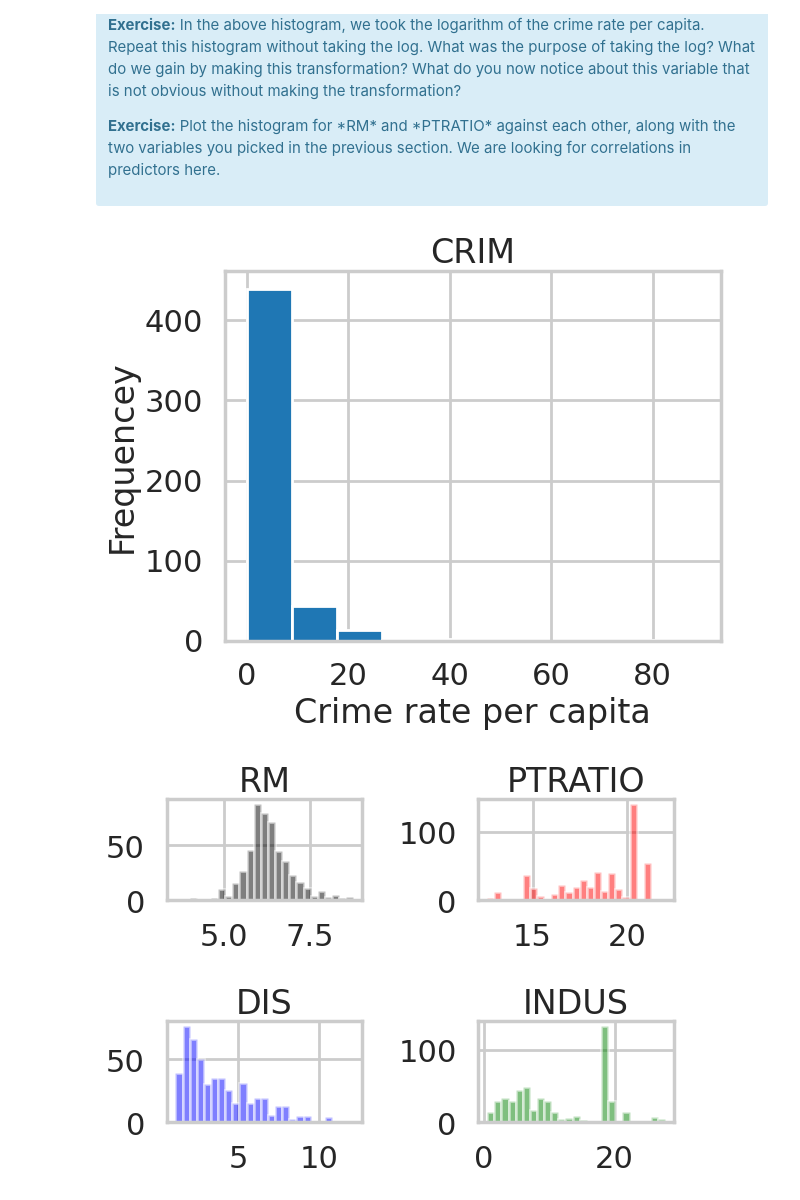
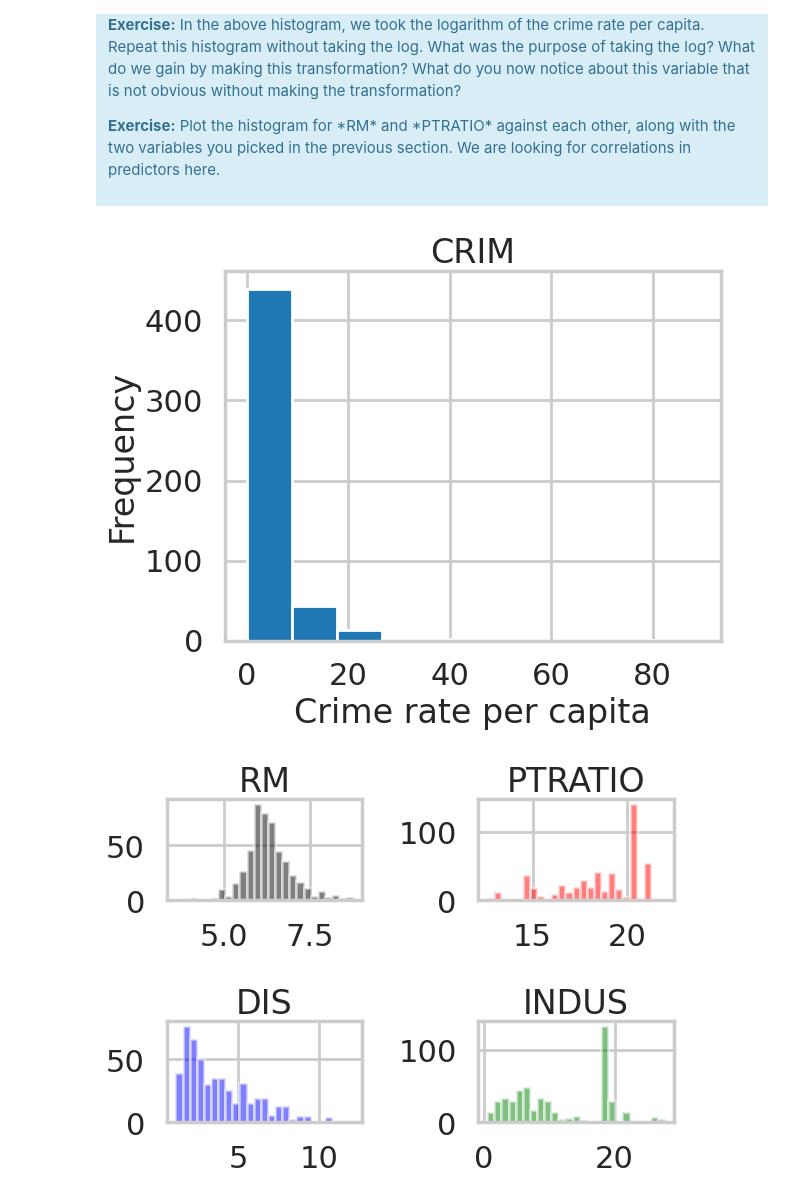
Before and after one commit to wclem/11.4.1-Linear-Regression, a Jupyter notebook: Mini_Project_Linear_Regression.ipynb, the cells around one changed output. Drawn from its saved outputs; the diff is of its cells as text; code cells hidden in the pictures.

```diff
--- a/Mini_Project_Linear_Regression.ipynb
+++ b/Mini_Project_Linear_Regression.ipynb
@@ -347,12 +365,12 @@ plt.show()
 # %%
 #your turn
 plt.hist(bos.CRIM)
 plt.title("CRIM")
 plt.xlabel("Crime rate per capita")
-plt.ylabel("Frequencey")
+plt.ylabel("Frequency")
 plt.show()
 # %% [output]
-[figure, old version]
+[figure, new version]
 # %%
 # Look for correlations in the predictors:
 
```
Also changed, not shown: parts of 11 cells of this notebook.
